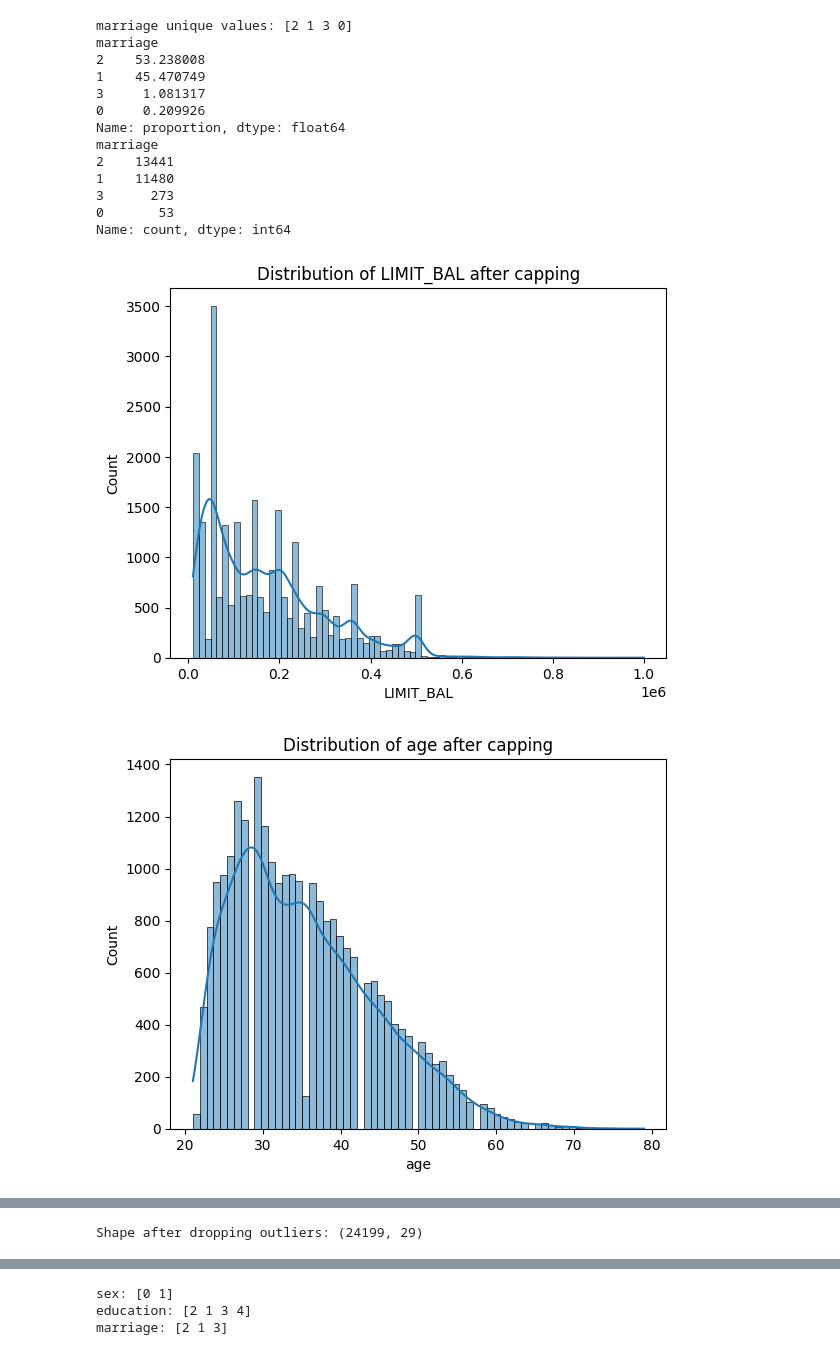
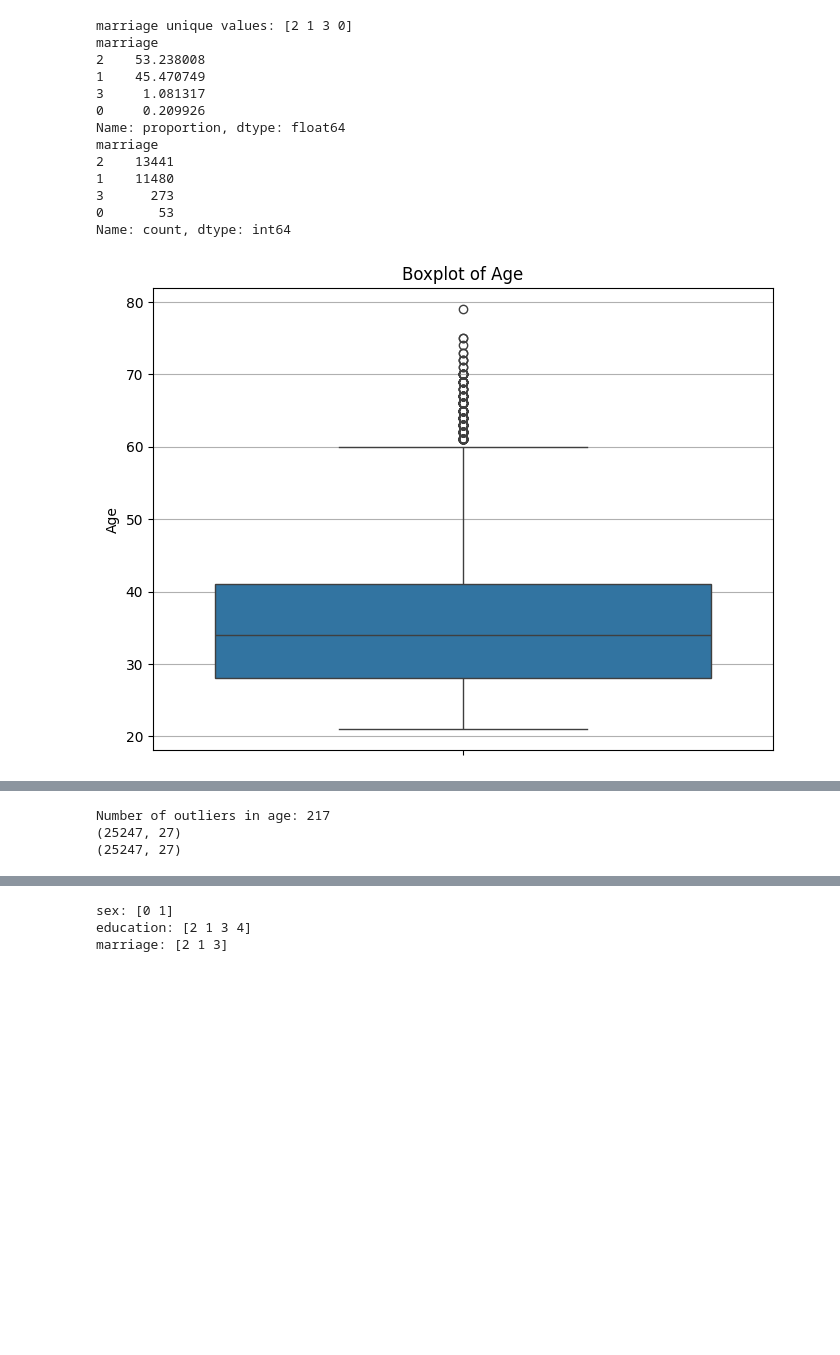
Before and after one commit to krishsingla06/Credit-Card-Default-Prediction-23114050, a Jupyter notebook: main.ipynb, the cells around one changed output, grey strips where cells are left out. Drawn from its saved outputs; the diff is of its cells as text; code cells hidden in the pictures; blank space fills up the shorter version.

```diff
--- a/main.ipynb
+++ b/main.ipynb
@@ -160,55 +158,28 @@ marriage
 0       53
 Name: count, dtype: int64
 # %%
-static_numerics = ['LIMIT_BAL', 'age']
+# Boxplot for age
+plt.figure(figsize=(8, 6))
 
-# for col in static_numerics:
-#     sns.histplot(df[col], kde=True)
-#     plt.title(f'Distribution of {col}')
-#     plt.show()
+sns.boxplot(y='age', data=df)
+plt.title('Boxplot of Age')
+plt.ylabel('Age')
+plt.grid(axis='y')
+plt.show()
 
-#Both are right-skewed distributions
-#Checking for outliers in static numerics
-
-# for col in static_numerics:
-#     sns.boxplot(x=df[col])
-#     plt.title(f'Boxplot of {col}')
-#     plt.show()
-#     print(f"{col} outliers:", df[col][df[col] > df[col].quantile(0.99)].count())
+# Number of outliers in age
+Q1 = df['age'].quantile(0.25)
+Q3 = df['age'].quantile(0.75)
+IQR = Q3 - Q1
+outliers = df[(df['age'] < (Q1 - 1.5 * IQR)) | (df['age'] > (Q3 + 1.5 * IQR))]
+print(f'Number of outliers in age: {len(outliers)}')
 
 
-#do capping in df itself
-# for col in static_numerics:
-#     df[col] = np.where(df[col] > df[col].quantile(0.95), df[col].quantile(0.95), df[col])
-#     print(f"After capping, {col} shape: {df[col].shape}")
-
-
-
-# now plot
-for col in static_numerics:
-    sns.histplot(df[col], kde=True)
-    plt.title(f'Distribution of {col} after capping')
-    plt.show()
-
-
-#for limit_bal, print counts in bin size of 1lac
-df['LIMIT_BAL_bin'] = pd.cut(df['LIMIT_BAL'], bins=np.arange(0, df['LIMIT_BAL'].max() + 100000, 100000))
-sns.countplot(x='LIMIT_BAL_bin', data=df)
-plt.title('LIMIT_BAL distribution in bins of 1 lac')
-plt.xticks(rotation=45)
-plt.show()
-# for age, print counts in bin size of 10 years
-df['age_bin'] = pd.cut(df['age'], bins=np.arange(0, df['age'].max() + 10, 10))
-sns.countplot(x='age_bin', data=df)
-plt.title('Age distribution in bins of 10 years')
-plt.xticks(rotation=90)
-plt.show()
-
-
-# drop 5 lac + and 60+ age
-
-df = df[(df['LIMIT_BAL'] < 500000) & (df['age'] < 60)]
-print("Shape after dropping outliers:", df.shape)
+# Capping the outliers to upper IQR bound
+lower_bound = Q1 - 1.5 * IQR
+upper_bound = Q3 + 1.5 * IQR
+print(df.shape)
+df['age'] = df['age'].clip(lower=lower_bound, upper=upper_bound)
+print(df.shape)
 # %% [output]
-[figure, old version]
+[figure, new version]
-[figure, removed]
@@ -217 +186,3 @@ print("Shape after dropping outliers:", df.shape)
-Shape after dropping outliers: (24199, 29)
+Number of outliers in age: 217
+(25247, 27)
+(25247, 27)
```
Also changed, not shown: parts of 20 cells of this notebook.
